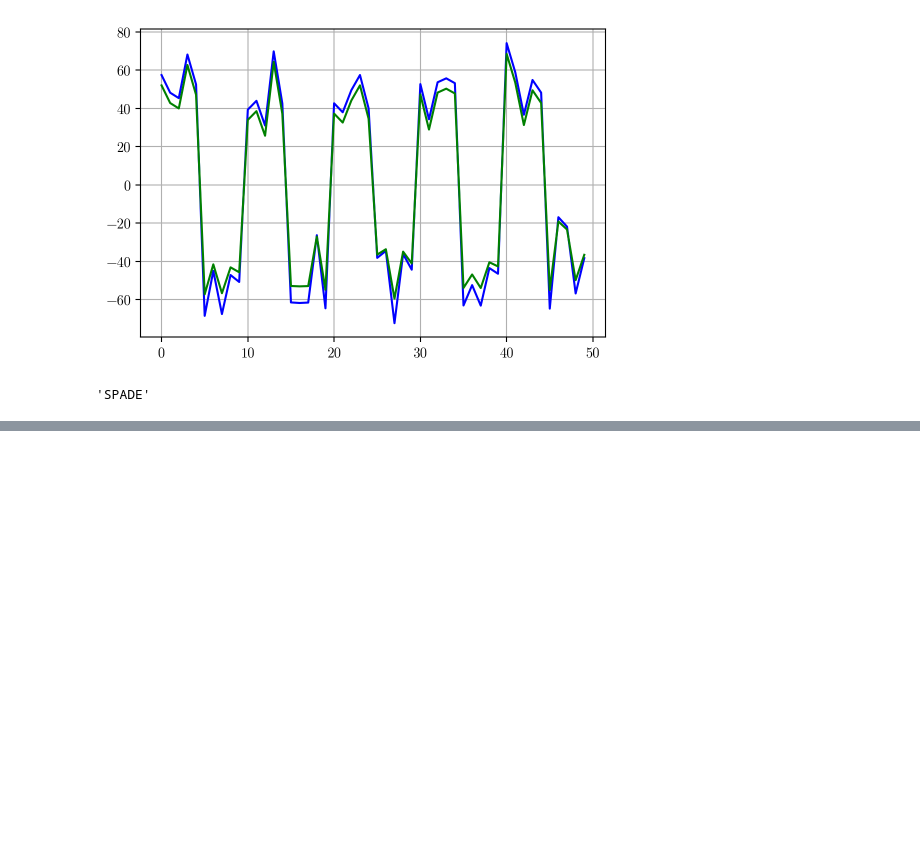
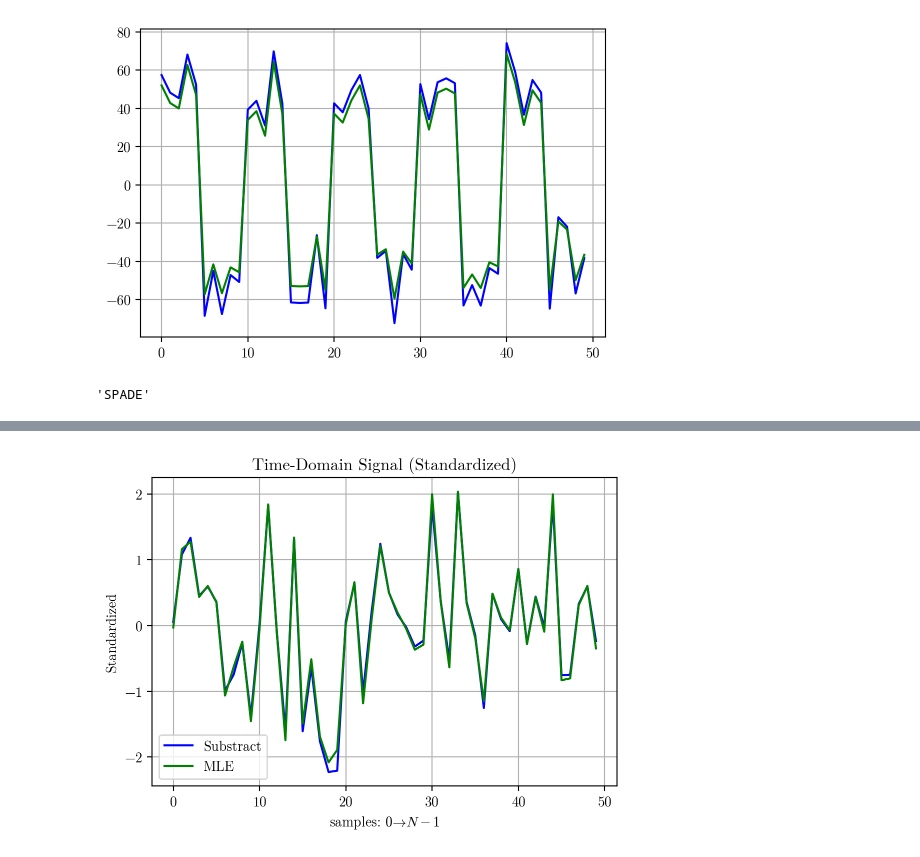
Before and after one commit to huchaoning/freqest-draft, a Jupyter notebook: temp.ipynb, the cells around one changed output, grey strips where cells are left out. Saved outputs shown, nothing was run; the diff lists cells and outputs as text; code cells hidden in the pictures; blank space fills up the shorter version.

```diff
--- a/temp.ipynb
+++ b/temp.ipynb
@@ -44,0 +62,7 @@ SPADE.__name__
+# %%
+plot((c.time_domain[5] - c.time_domain[5].mean()) / c.time_domain[5].std(), label='Substract')
+plot((c2.time_domain[5] - c2.time_domain[5].mean()) / c2.time_domain[5].std(), label='MLE')
+plot(title='Time-Domain Signal (Standardized)')
+plot(ylabel='Standardized', xlabel=r'samples: $0\to N-1$')
+# %% [output]
+[figure, added]
```
Also changed, not shown: parts of 7 cells of this notebook, 3 other files.
